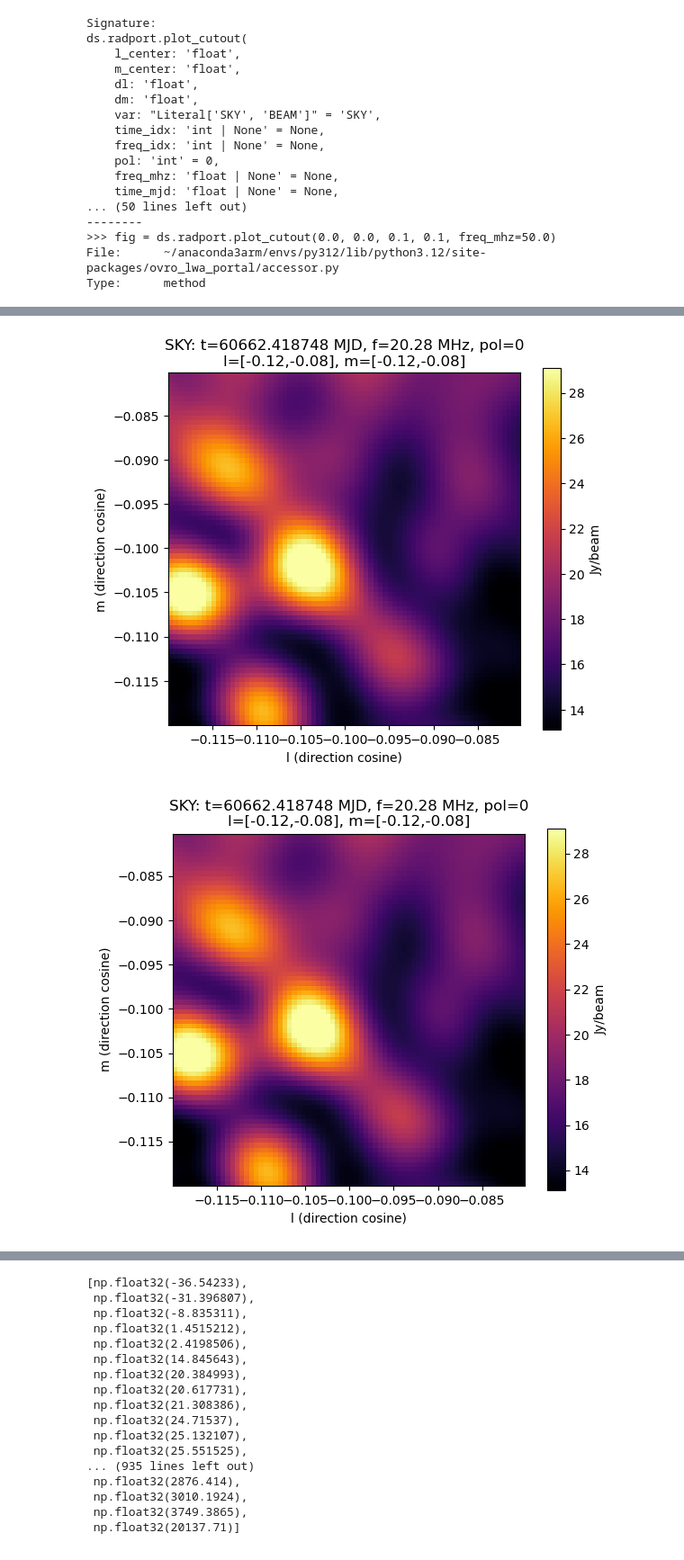
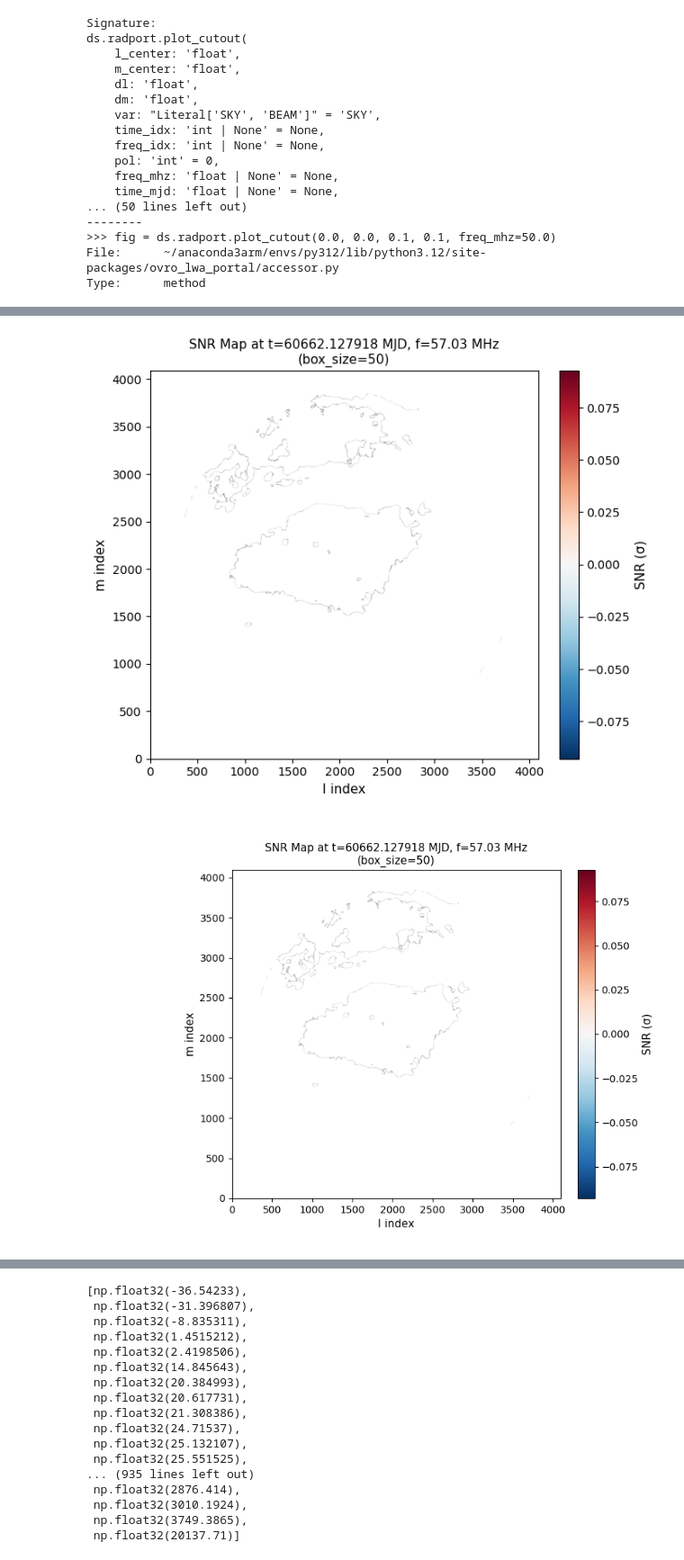
Before and after one commit to uw-ssec/ovro-lwa-portal, a Jupyter notebook: notebooks/radport_test.ipynb, the cells around one changed output, grey strips where cells are left out. Shown at 90% size. Saved outputs shown, nothing was run; the diff lists cells and outputs as text; code cells hidden in the pictures.

```diff
--- a/notebooks/radport_test.ipynb
+++ b/notebooks/radport_test.ipynb
@@ -113,5 +113,5 @@ ds.radport.plot_cutout(-0.1, -0.1, 0.02, 0.02, 'SKY', 0, 0)
-# %%
-ds.radport.plot_cutout(-0.1, -0.1, 0.02, 0.02, 'SKY', 9, 0)
-# %% [output]
-[figure, removed]
-[figure, removed]
+# %%
+ds.radport.plot_snr_map(1, 8)
+# %% [output]
+[figure, added]
+[figure, added]
```
Also changed, not shown: parts of 8 cells of this notebook.
